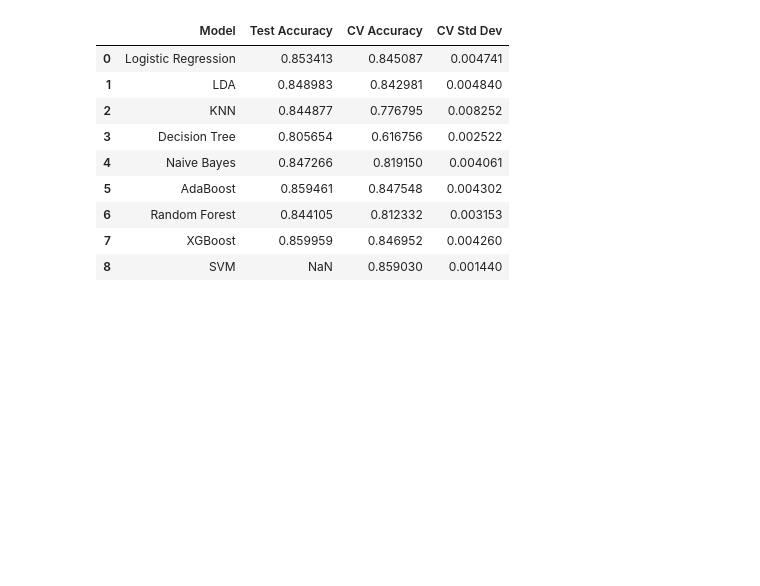
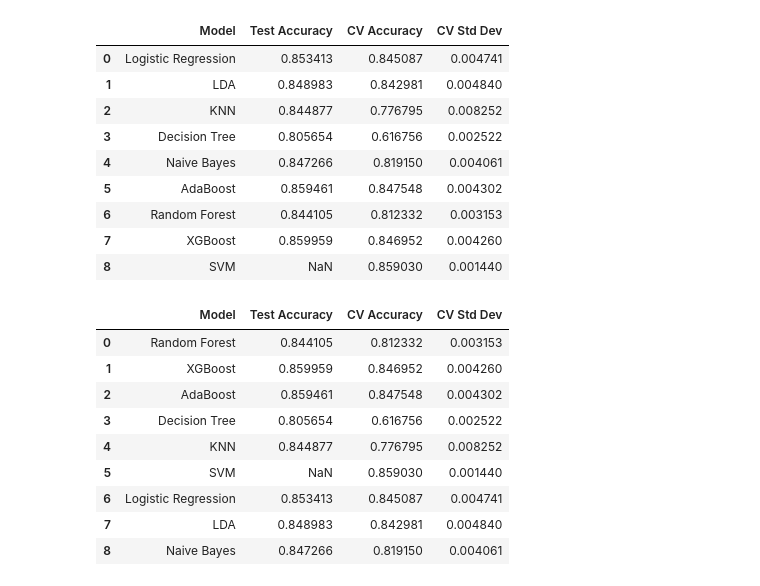
Before and after one commit to chance-roberts/DATA6550-Reproducibility, a Jupyter notebook: Code/Tretter/TretterK_Reproducibility.ipynb, the cells around one changed output. Cells and saved outputs as stored; diff of their text form; code cells hidden in the pictures; blank space fills up the shorter version.

```diff
--- a/Code/Tretter/TretterK_Reproducibility.ipynb
+++ b/Code/Tretter/TretterK_Reproducibility.ipynb
@@ -282,3 +282,25 @@ results_df
 | 6 | Random Forest | 0.844105 | 0.812332 | 0.003153 |
 | 7 | XGBoost | 0.859959 | 0.846952 | 0.004260 |
 | 8 | SVM | NaN | 0.859030 | 0.001440 |
+# %%
+desired_order = [
+    "Random Forest", "XGBoost", "AdaBoost", "Decision Tree",
+    "KNN", "SVM", "Logistic Regression", "LDA", "Naive Bayes"
+]
+
+results_df["Model"] = pd.Categorical(results_df["Model"], categories=desired_order, ordered=True)
+results_df = results_df.sort_values("Model").reset_index(drop=True)
+
+# Display the reordered results
+display(results_df)
+# %% [output]
+|  | Model | Test Accuracy | CV Accuracy | CV Std Dev |
+| 0 | Random Forest | 0.844105 | 0.812332 | 0.003153 |
+| 1 | XGBoost | 0.859959 | 0.846952 | 0.004260 |
+| 2 | AdaBoost | 0.859461 | 0.847548 | 0.004302 |
+| 3 | Decision Tree | 0.805654 | 0.616756 | 0.002522 |
+| 4 | KNN | 0.844877 | 0.776795 | 0.008252 |
+| 5 | SVM | NaN | 0.859030 | 0.001440 |
+| 6 | Logistic Regression | 0.853413 | 0.845087 | 0.004741 |
+| 7 | LDA | 0.848983 | 0.842981 | 0.004840 |
+| 8 | Naive Bayes | 0.847266 | 0.819150 | 0.004061 |
```
Also changed, not shown: parts of 1 cell of this notebook.
